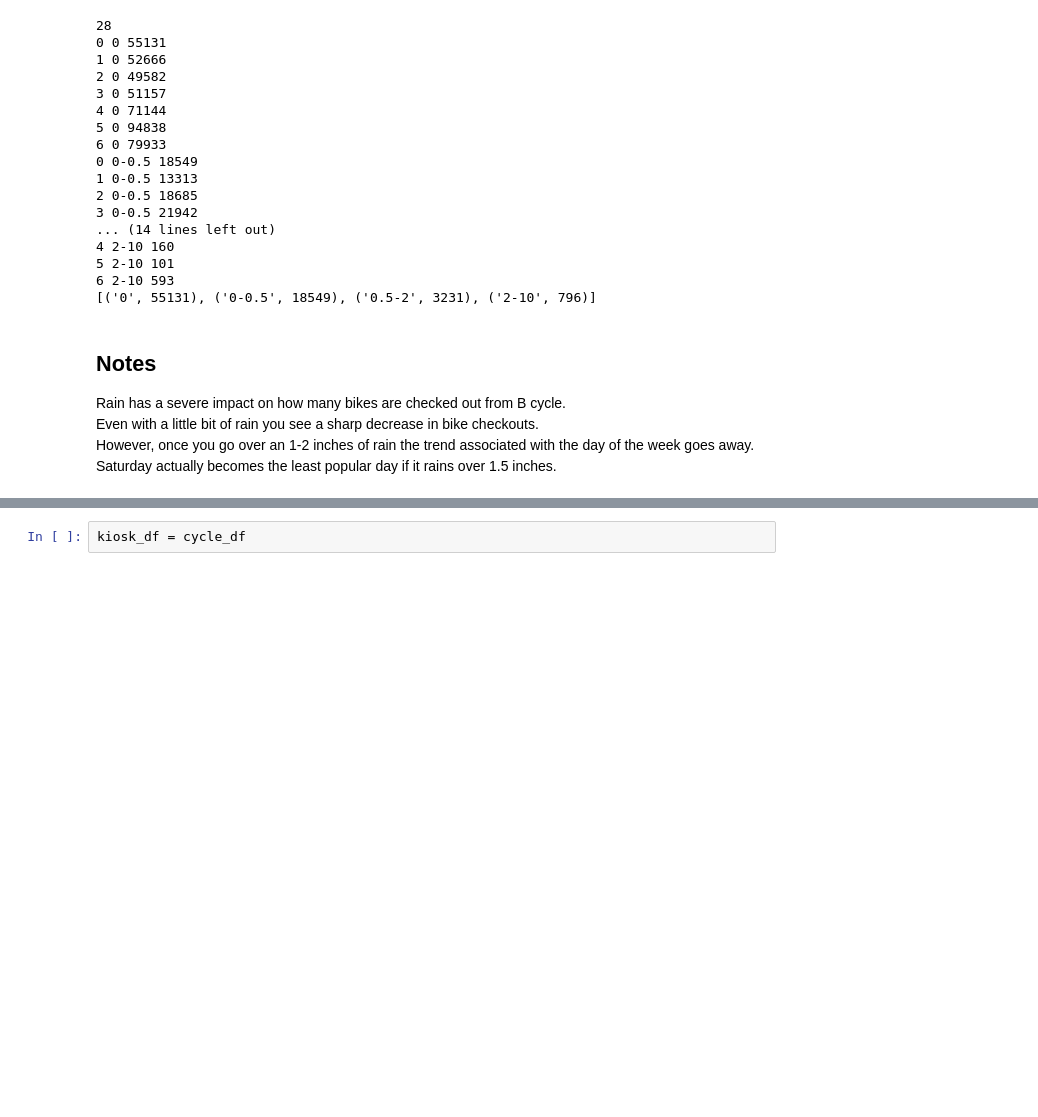
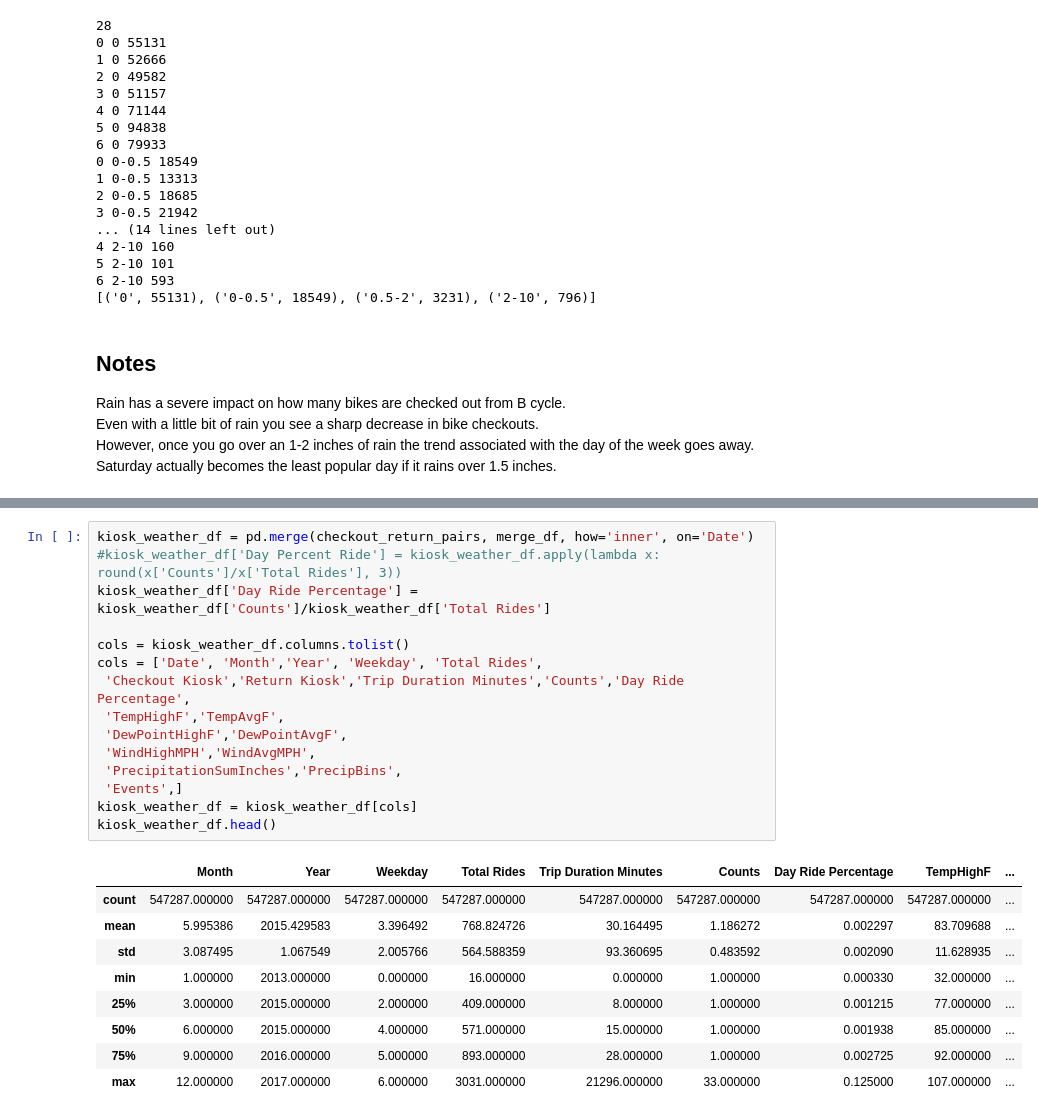
Before and after one commit to danny305/Austin-bike-project, a Jupyter notebook: Danny_Feature_Engr.ipynb, the cells around one changed output, grey strips where cells are left out. Saved outputs shown, nothing was run; the diff lists cells and outputs as text; blank space fills up the shorter version.

```diff
--- a/Danny_Feature_Engr.ipynb
+++ b/Danny_Feature_Engr.ipynb
@@ -464,2 +487,25 @@ checkout_return_pairs.head(100)
-# %%
-kiosk_df = cycle_df
+# %%
+kiosk_weather_df = pd.merge(checkout_return_pairs, merge_df, how='inner', on='Date')
+#kiosk_weather_df['Day Percent Ride'] = kiosk_weather_df.apply(lambda x: round(x['Counts']/x['Total Rides'], 3))
+kiosk_weather_df['Day Ride Percentage'] = kiosk_weather_df['Counts']/kiosk_weather_df['Total Rides']
+
+cols = kiosk_weather_df.columns.tolist()
+cols = ['Date', 'Month','Year', 'Weekday', 'Total Rides',
+ 'Checkout Kiosk','Return Kiosk','Trip Duration Minutes','Counts','Day Ride Percentage',
+ 'TempHighF','TempAvgF',
+ 'DewPointHighF','DewPointAvgF',
+ 'WindHighMPH','WindAvgMPH',
+ 'PrecipitationSumInches','PrecipBins',
+ 'Events',]
+kiosk_weather_df = kiosk_weather_df[cols]
+kiosk_weather_df.head()
+# %% [output]
+|  | Month | Year | Weekday | Total Rides | Trip Duration Minutes | Counts | Day Ride Percentage | TempHighF | ... |
+| count | 547287.000000 | 547287.000000 | 547287.000000 | 547287.000000 | 547287.000000 | 547287.000000 | 547287.000000 | 547287.000000 | ... |
+| mean | 5.995386 | 2015.429583 | 3.396492 | 768.824726 | 30.164495 | 1.186272 | 0.002297 | 83.709688 | ... |
+| std | 3.087495 | 1.067549 | 2.005766 | 564.588359 | 93.360695 | 0.483592 | 0.002090 | 11.628935 | ... |
+| min | 1.000000 | 2013.000000 | 0.000000 | 16.000000 | 0.000000 | 1.000000 | 0.000330 | 32.000000 | ... |
+| 25% | 3.000000 | 2015.000000 | 2.000000 | 409.000000 | 8.000000 | 1.000000 | 0.001215 | 77.000000 | ... |
+| 50% | 6.000000 | 2015.000000 | 4.000000 | 571.000000 | 15.000000 | 1.000000 | 0.001938 | 85.000000 | ... |
+| 75% | 9.000000 | 2016.000000 | 5.000000 | 893.000000 | 28.000000 | 1.000000 | 0.002725 | 92.000000 | ... |
+| max | 12.000000 | 2017.000000 | 6.000000 | 3031.000000 | 21296.000000 | 33.000000 | 0.125000 | 107.000000 | ... |
```
Also changed, not shown: parts of 7 cells of this notebook, 2 other files.
